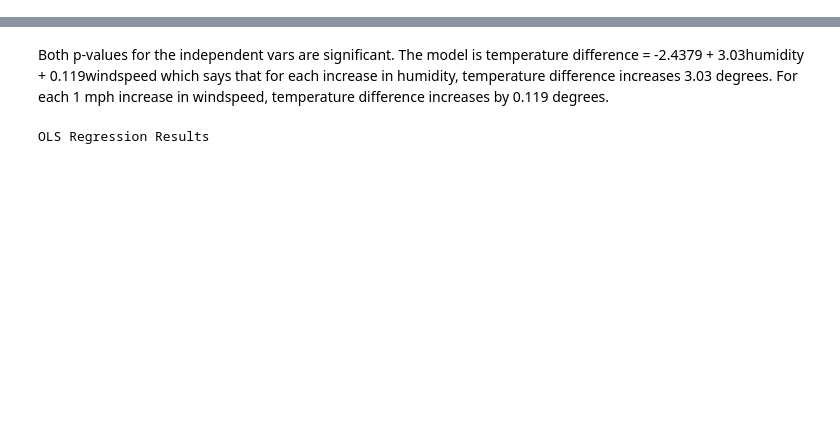
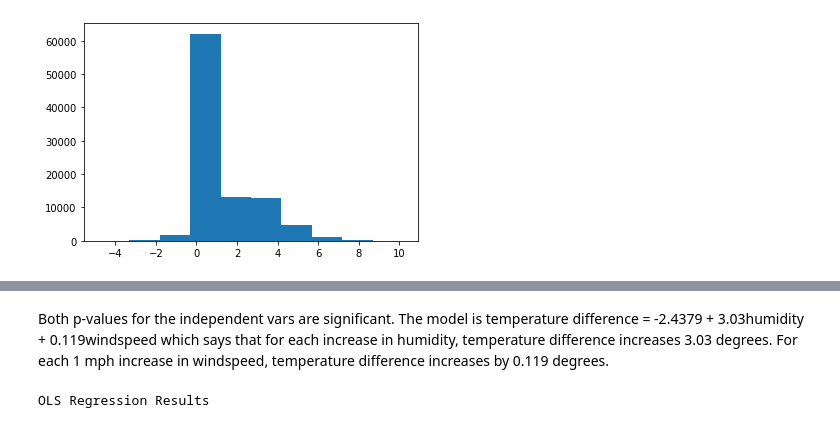
Before and after one commit to mgalaviz1/my_work, a Jupyter notebook: week6_linear_regression/interpreting_coeffs.ipynb, the cells around one changed output, grey strips where cells are left out. Drawn from its saved outputs; the diff is of its cells as text; code cells hidden in the pictures; blank space fills up the shorter version.

```diff
--- a/week6_linear_regression/interpreting_coeffs.ipynb
+++ b/week6_linear_regression/interpreting_coeffs.ipynb
@@ -53,3 +58,8 @@ y = df['temp_diff']
+# %%
+plt.hist(df['temp_diff'])
+plt.show()
+# %% [output]
+[figure, added]
 # %%
 X_train, X_test, y_train, y_test = train_test_split(X, y, test_size=0.2, random_state = 42)
 # %%
```
Also changed, not shown: parts of 9 cells of this notebook, 1 other file.
